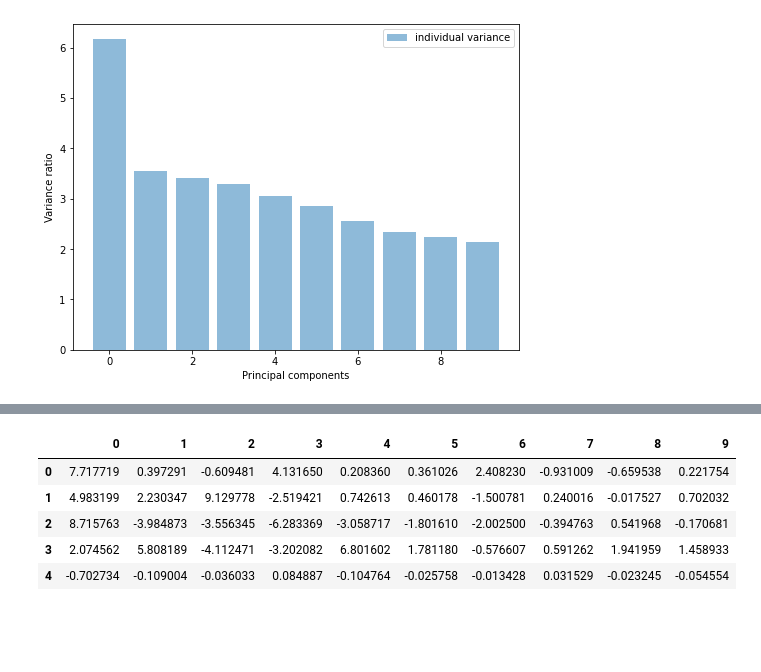
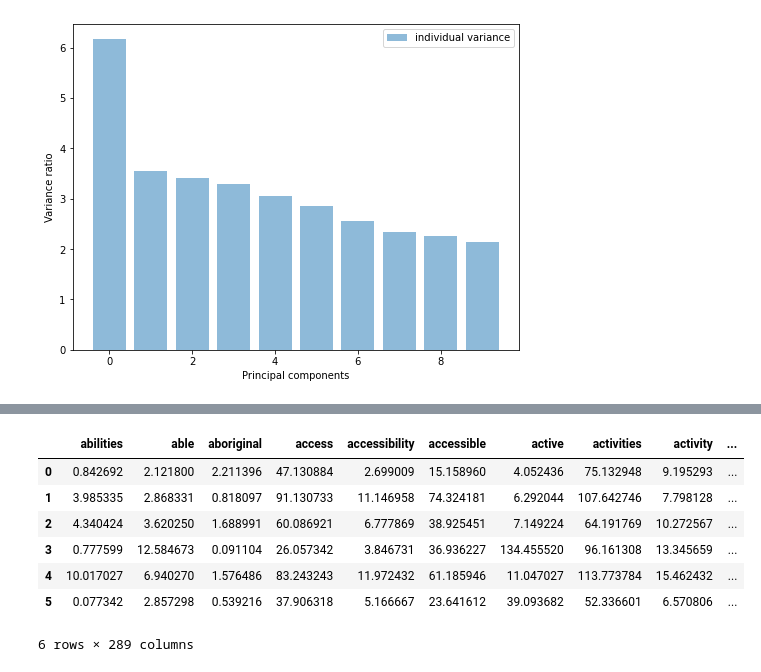
Before and after one commit to lalmaraz/otf_grants, a Jupyter notebook: otf_grants.ipynb, the cells around one changed output, grey strips where cells are left out. Cells and saved outputs as stored; diff of their text form; code cells hidden in the pictures; blank space fills up the shorter version.

```diff
--- a/otf_grants.ipynb
+++ b/otf_grants.ipynb
@@ -122,23 +115,16 @@ pd.DataFrame(counts).groupby(best_label).mean()
 3 rows × 289 columns
-# %%
-sil_scores = []
-for k in range(3,9):
-    clusterer = KMeans(n_clusters=k)
-    clusterer.fit(counts_reduced)
-    label = clusterer.predict(counts_reduced)
-    sil_scores.append({'k':k, 'silhouette_score':silhouette_score(counts_reduced, label), 'label':label})
-
-# Select best labels (based on silhouette score)
-sil_scores = pd.DataFrame(sil_scores)
-best_label = sil_scores.loc[sil_scores['silhouette_score'].idxmax(),'label']
-best_label
-
-# Present some summary statistics for each clusters
-pd.DataFrame(counts_reduced).groupby(best_label).mean()
-# %% [output]
-|  | 0 | 1 | 2 | 3 | 4 | 5 | 6 | 7 | 8 | 9 |
-| 0 | 7.717719 | 0.397291 | -0.609481 | 4.131650 | 0.208360 | 0.361026 | 2.408230 | -0.931009 | -0.659538 | 0.221754 |
-| 1 | 4.983199 | 2.230347 | 9.129778 | -2.519421 | 0.742613 | 0.460178 | -1.500781 | 0.240016 | -0.017527 | 0.702032 |
-| 2 | 8.715763 | -3.984873 | -3.556345 | -6.283369 | -3.058717 | -1.801610 | -2.002500 | -0.394763 | 0.541968 | -0.170681 |
-| 3 | 2.074562 | 5.808189 | -4.112471 | -3.202082 | 6.801602 | 1.781180 | -0.576607 | 0.591262 | 1.941959 | 1.458933 |
-| 4 | -0.702734 | -0.109004 | -0.036033 | 0.084887 | -0.104764 | -0.025758 | -0.013428 | 0.031529 | -0.023245 | -0.054554 |
+# %%
+# Apply model with manually set number of clusters (full features)
+manual_clusterer = KMeans(n_clusters=6)
+manual_clusterer.fit(counts)
+manual_label = manual_clusterer.predict(counts)
+pd.DataFrame(counts).groupby(manual_label).mean()
+# %% [output]
+|  | abilities | able | aboriginal | access | accessibility | accessible | active | activities | activity | ... |
+| 0 | 0.842692 | 2.121800 | 2.211396 | 47.130884 | 2.699009 | 15.158960 | 4.052436 | 75.132948 | 9.195293 | ... |
+| 1 | 3.985335 | 2.868331 | 0.818097 | 91.130733 | 11.146958 | 74.324181 | 6.292044 | 107.642746 | 7.798128 | ... |
+| 2 | 4.340424 | 3.620250 | 1.688991 | 60.086921 | 6.777869 | 38.925451 | 7.149224 | 64.191769 | 10.272567 | ... |
+| 3 | 0.777599 | 12.584673 | 0.091104 | 26.057342 | 3.846731 | 36.936227 | 134.455520 | 96.161308 | 13.345659 | ... |
+| 4 | 10.017027 | 6.940270 | 1.576486 | 83.243243 | 11.972432 | 61.185946 | 11.047027 | 113.773784 | 15.462432 | ... |
+| 5 | 0.077342 | 2.857298 | 0.539216 | 37.906318 | 5.166667 | 23.641612 | 39.093682 | 52.336601 | 6.570806 | ... |
+6 rows × 289 columns
```
Also changed, not shown: parts of 23 cells of this notebook.
